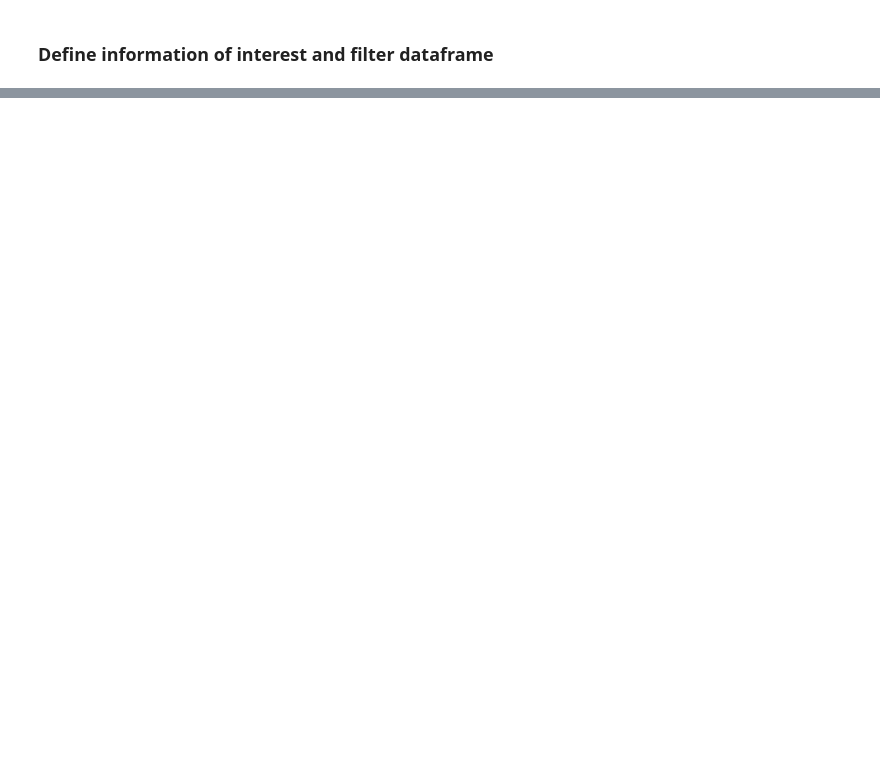
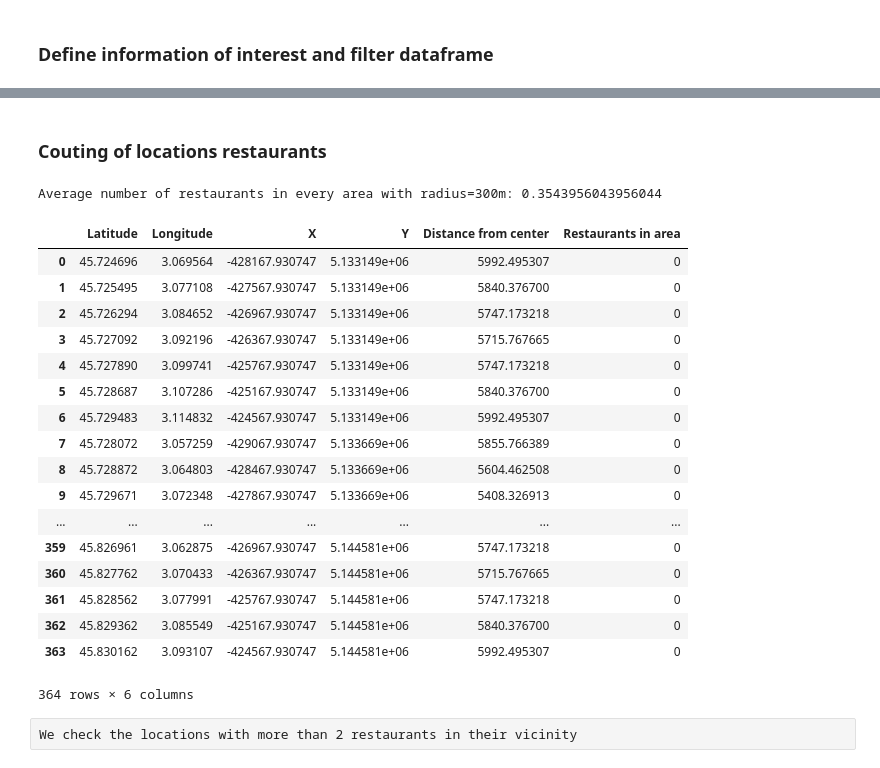
Before and after one commit to NinaBekono/Coursera_Capstone, a Jupyter notebook: Final_Report.ipynb, the cells around one changed output, grey strips where cells are left out. Cells and saved outputs as stored; diff of their text form; code cells hidden in the pictures; blank space fills up the shorter version.

```diff
--- a/Final_Report.ipynb
+++ b/Final_Report.ipynb
@@ -188,0 +289,9 @@ We got some examples data on the city of Clermont-Ferrand that we turn into a da
+# %%
+df_locations = pd.DataFrame({#'Address': addresses,
+                             'Latitude': latitudes,
+                             'Longitude': longitudes,
+                             'X': xs,
+                             'Y': ys,
+                             'Distance from center': distances_from_center})
+
+df_locations.head(10)
@@ -188,0 +316,8 @@ We got some examples data on the city of Clermont-Ferrand that we turn into a da
+# %%
+map_clermont = folium.Map(location=[clermont_latitude, clermont_longitude], zoom_start=13)
+folium.Marker([clermont_latitude, clermont_longitude], popup='Jaude, Clermont-Ferrand').add_to(map_clermont)
+for lat, lon in zip(latitudes, longitudes):
+    #folium.CircleMarker([lat, lon], radius=2, color='blue', fill=True, fill_color='blue', fill_opacity=1).add_to(map_berlin)
+    folium.Circle([lat, lon], radius=300, color='blue', fill=False).add_to(map_clermont)
+    #folium.Marker([lat, lon]).add_to(map_berlin)
+map_clermont
@@ -188,0 +481,9 @@ We got some examples data on the city of Clermont-Ferrand that we turn into a da
+# %%
+map_clermont = folium.Map(location=[clermont_latitude, clermont_longitude], zoom_start=13)
+folium.Marker([clermont_latitude, clermont_longitude], popup='Jaude, Clermont-Ferrand, France').add_to(map_clermont)
+for res in restaurants.values():
+    lat = res[2]; lon = res[3]
+    is_african = res[6]
+    color = 'red'
+    folium.CircleMarker([lat, lon], radius=3, color=color, fill=True, fill_color=color, fill_opacity=1).add_to(map_clermont)
+map_clermont
@@ -188,0 +496,11 @@ We got some examples data on the city of Clermont-Ferrand that we turn into a da
+# %%
+map_clermont = folium.Map(location=[clermont_latitude, clermont_longitude], zoom_start=13)
+folium.Marker([clermont_latitude, clermont_longitude], popup='Jaude, Clermont-Ferrand, France').add_to(map_clermont)
+for res in restaurants.values():
+    lat = res[2]; lon = res[3]
+    is_african = res[6]
+    color = 'red'
+    folium.CircleMarker([lat, lon], radius=3, color=color, fill=True, fill_color=color, fill_opacity=1).add_to(map_clermont)
+for lat, lon in zip(latitudes, longitudes):
+    folium.CircleMarker([lat, lon], radius=3, color='blue', fill=True, fill_color='blue', fill_opacity=1).add_to(map_clermont)
+map_clermont
@@ -188,0 +527,32 @@ We got some examples data on the city of Clermont-Ferrand that we turn into a da
+# %% [markdown]
+### Couting of locations restaurants
+# %%
+location_restaurants_count = [len(res) for res in location_restaurants]
+
+df_locations['Restaurants in area'] = location_restaurants_count
+
+print('Average number of restaurants in every area with radius=300m:', np.array(location_restaurants_count).mean())
+
+df_locations
+# %% [output]
+Average number of restaurants in every area with radius=300m: 0.3543956043956044
+|  | Latitude | Longitude | X | Y | Distance from center | Restaurants in area |
+| 0 | 45.724696 | 3.069564 | -428167.930747 | 5.133149e+06 | 5992.495307 | 0 |
+| 1 | 45.725495 | 3.077108 | -427567.930747 | 5.133149e+06 | 5840.376700 | 0 |
+| 2 | 45.726294 | 3.084652 | -426967.930747 | 5.133149e+06 | 5747.173218 | 0 |
+| 3 | 45.727092 | 3.092196 | -426367.930747 | 5.133149e+06 | 5715.767665 | 0 |
+| 4 | 45.727890 | 3.099741 | -425767.930747 | 5.133149e+06 | 5747.173218 | 0 |
+| 5 | 45.728687 | 3.107286 | -425167.930747 | 5.133149e+06 | 5840.376700 | 0 |
+| 6 | 45.729483 | 3.114832 | -424567.930747 | 5.133149e+06 | 5992.495307 | 0 |
+| 7 | 45.728072 | 3.057259 | -429067.930747 | 5.133669e+06 | 5855.766389 | 0 |
+| 8 | 45.728872 | 3.064803 | -428467.930747 | 5.133669e+06 | 5604.462508 | 0 |
+| 9 | 45.729671 | 3.072348 | -427867.930747 | 5.133669e+06 | 5408.326913 | 0 |
+| ... | ... | ... | ... | ... | ... | ... |
+| 359 | 45.826961 | 3.062875 | -426967.930747 | 5.144581e+06 | 5747.173218 | 0 |
+| 360 | 45.827762 | 3.070433 | -426367.930747 | 5.144581e+06 | 5715.767665 | 0 |
+| 361 | 45.828562 | 3.077991 | -425767.930747 | 5.144581e+06 | 5747.173218 | 0 |
+| 362 | 45.829362 | 3.085549 | -425167.930747 | 5.144581e+06 | 5840.376700 | 0 |
+| 363 | 45.830162 | 3.093107 | -424567.930747 | 5.144581e+06 | 5992.495307 | 0 |
+364 rows × 6 columns
+# %% [raw]
+We check the locations with more than 2 restaurants in their vicinity
```
Also changed, not shown: parts of 62 cells of this notebook.
